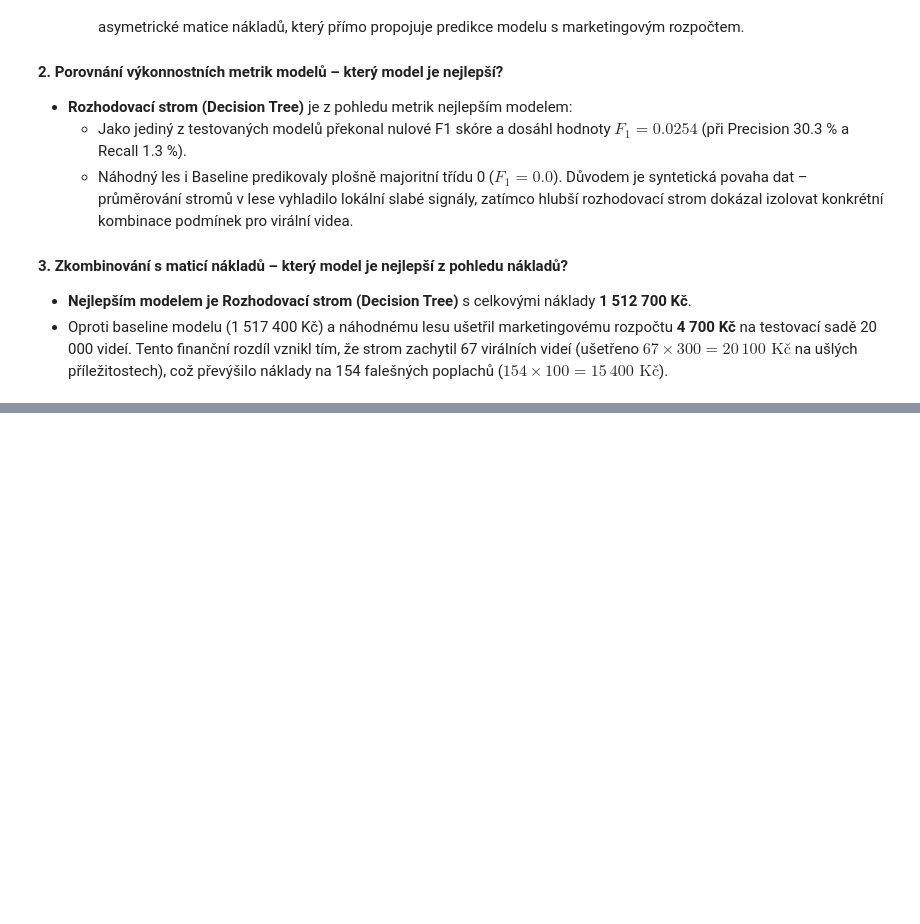
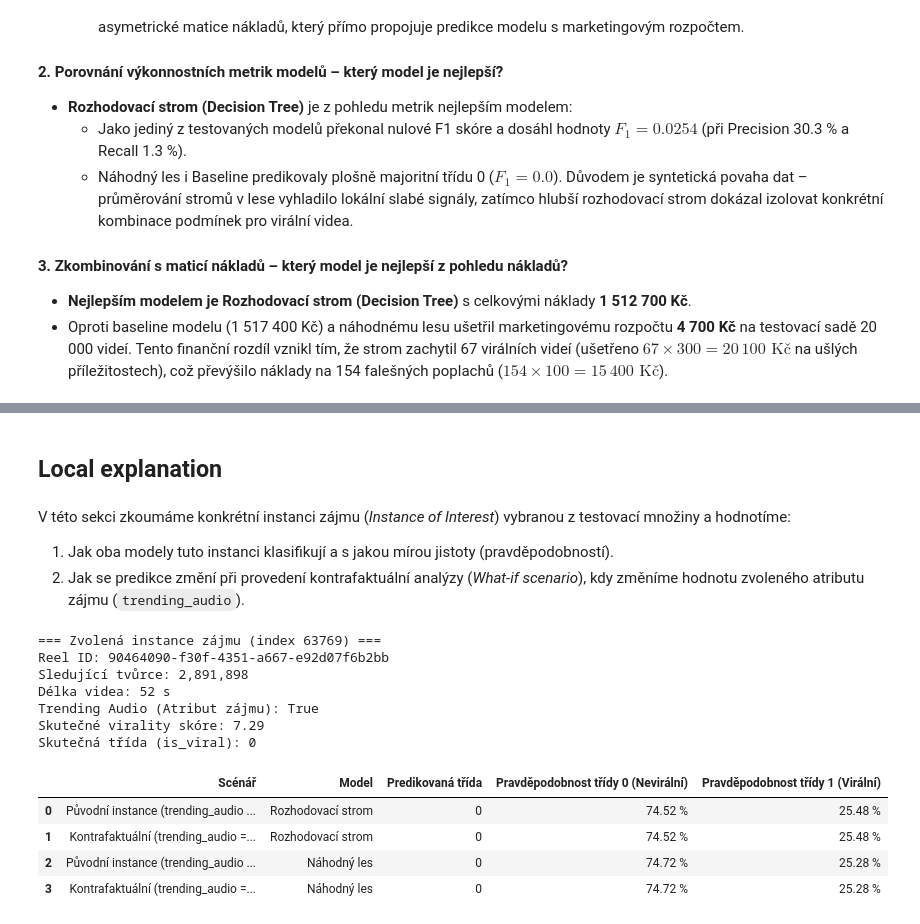
Before and after one commit to wclementi/ZIZ_Seminarka, a Jupyter notebook: template-coursework-classification.ipynb, the cells around one changed output, grey strips where cells are left out. Saved outputs shown, nothing was run; the diff lists cells and outputs as text; code cells hidden in the pictures; blank space fills up the shorter version.

```diff
--- a/template-coursework-classification.ipynb
+++ b/template-coursework-classification.ipynb
@@ -752,0 +790,80 @@ Summarize the results, answering questions such as:
+# %% [markdown]
+## Local explanation
+# %% [markdown]
+V této sekci zkoumáme konkrétní instanci zájmu (*Instance of Interest*) vybranou z testovací množiny a hodnotíme:
+1. Jak oba modely tuto instanci klasifikují a s jakou mírou jistoty (pravděpodobností).
+2. Jak se predikce změní při provedení kontrafaktuální analýzy (*What-if scenario*), kdy změníme hodnotu zvoleného atributu zájmu (`trending_audio`).
+# %%
+# Lokální vysvětlení: Instance zájmu a kontrafaktuální scénář (What-if)
+chosen_idx = 63769
+
+# Načtení původních (neškálovaných) dat pro lidsky srozumitelnou interpretaci
+df_raw = pd.read_csv('instagram data.csv')
+raw_instance = df_raw.loc[chosen_idx]
+
+print(f"=== Zvolená instance zájmu (index {chosen_idx}) ===")
+print(f"Reel ID: {raw_instance['reel_id']}")
+print(f"Sledující tvůrce: {raw_instance['creator_followers']:,}")
+print(f"Délka videa: {raw_instance['reel_length_sec']} s")
+print(f"Trending Audio (Atribut zájmu): {raw_instance['trending_audio']}")
+print(f"Skutečné virality skóre: {raw_instance['virality_score']:.2f}")
+print(f"Skutečná třída (is_viral): {int(raw_instance['virality_score'] >= 75)}")
+
+# Získání předzpracovaného vektoru příznaků z testovací sady
+x_inst = X_test.loc[[chosen_idx]]
+
+# Predikce původní instance
+pred_dt_orig = best_dt.predict(x_inst)[0]
+prob_dt_orig = best_dt.predict_proba(x_inst)[0]
+pred_rf_orig = best_rf.predict(x_inst)[0]
+prob_rf_orig = best_rf.predict_proba(x_inst)[0]
+
+# Vytvoření kontrafaktuální instance (změna trending_audio z True na False)
+# V původních datech bylo trending_audio=True. Po škálování má hodnotu cca +1.00125.
+# Hodnota pro False (0) po škálování odpovídá cca -0.99875.
+x_inst_cf = x_inst.copy()
+val_false_scaled = X_train.loc[df_raw.loc[X_train.index, 'trending_audio'] == False, 'trending_audio'].iloc[0]
+x_inst_cf['trending_audio'] = val_false_scaled
+
+# Predikce kontrafaktuální instance
+pred_dt_cf = best_dt.predict(x_inst_cf)[0]
+prob_dt_cf = best_dt.predict_proba(x_inst_cf)[0]
+pred_rf_cf = best_rf.predict(x_inst_cf)[0]
+prob_rf_cf = best_rf.predict_proba(x_inst_cf)[0]
+
+# Souhrnná tabulka porovnání
+local_comp = pd.DataFrame({
+    'Scénář': [
+        'Původní instance (trending_audio = True)',
+        'Kontrafaktuální (trending_audio = False)',
+        'Původní instance (trending_audio = True)',
+        'Kontrafaktuální (trending_audio = False)'
+    ],
+    'Model': [
+        'Rozhodovací strom', 'Rozhodovací strom',
+        'Náhodný les', 'Náhodný les'
+    ],
+    'Predikovaná třída': [pred_dt_orig, pred_dt_cf, pred_rf_orig, pred_rf_cf],
+    'Pravděpodobnost třídy 0 (Nevirální)': [
+        f"{prob_dt_orig[0]*100:.2f} %", f"{prob_dt_cf[0]*100:.2f} %",
+        f"{prob_rf_orig[0]*100:.2f} %", f"{prob_rf_cf[0]*100:.2f} %"
+    ],
+    'Pravděpodobnost třídy 1 (Virální)': [
+        f"{prob_dt_orig[1]*100:.2f} %", f"{prob_dt_cf[1]*100:.2f} %",
+        f"{prob_rf_orig[1]*100:.2f} %", f"{prob_rf_cf[1]*100:.2f} %"
+    ]
+})
+display(local_comp)
+# %% [output]
+=== Zvolená instance zájmu (index 63769) ===
+Reel ID: 90464090-f30f-4351-a667-e92d07f6b2bb
+Sledující tvůrce: 2,891,898
+Délka videa: 52 s
+Trending Audio (Atribut zájmu): True
+Skutečné virality skóre: 7.29
+Skutečná třída (is_viral): 0
+|  | Scénář | Model | Predikovaná třída | Pravděpodobnost třídy 0 (Nevirální) | Pravděpodobnost třídy 1 (Virální) |
+| 0 | Původní instance (trending_audio ... | Rozhodovací strom | 0 | 74.52 % | 25.48 % |
+| 1 | Kontrafaktuální (trending_audio =... | Rozhodovací strom | 0 | 74.52 % | 25.48 % |
+| 2 | Původní instance (trending_audio ... | Náhodný les | 0 | 74.72 % | 25.28 % |
+| 3 | Kontrafaktuální (trending_audio =... | Náhodný les | 0 | 74.72 % | 25.28 % |
```
Also changed, not shown: parts of 42 cells of this notebook.
